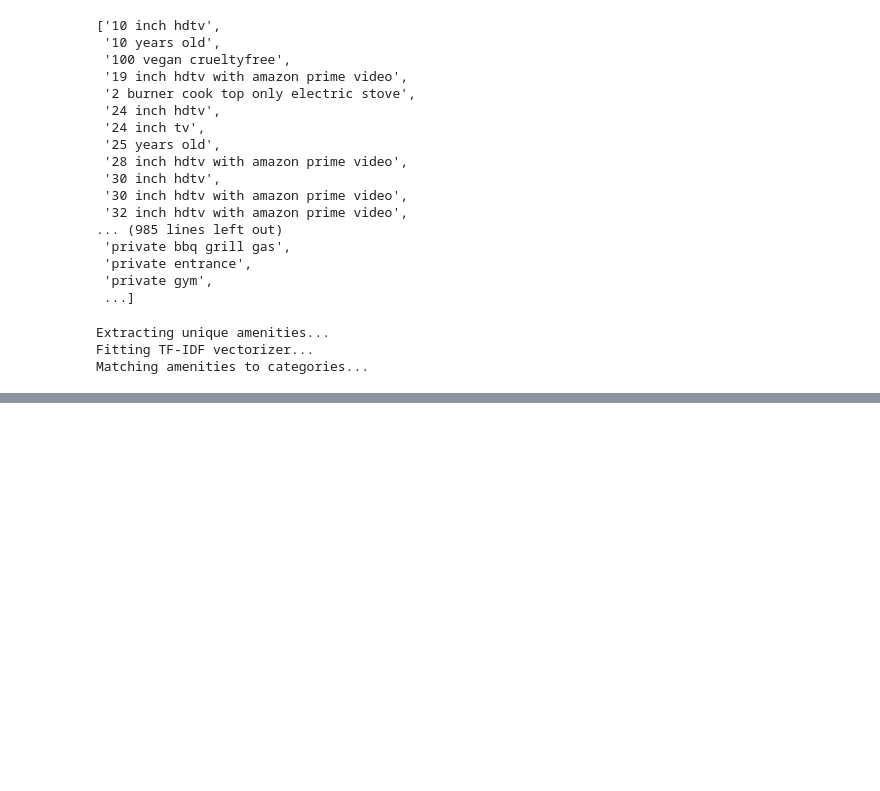
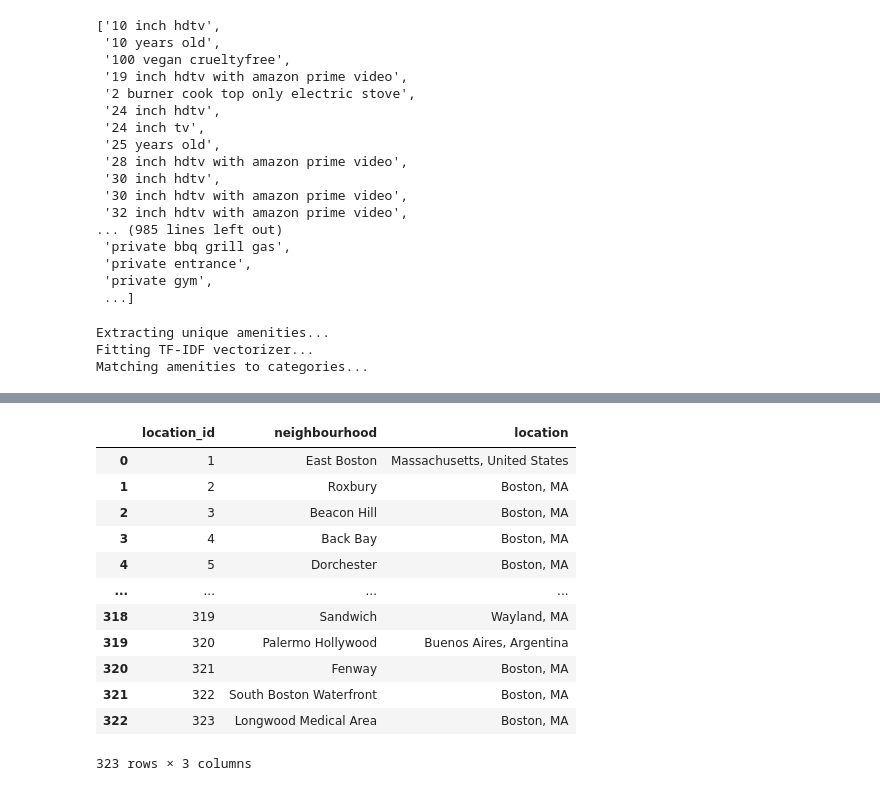
Before and after one commit to santoshsaranyan/bostonairbnb, a Jupyter notebook: utilities/preprocessdata.ipynb, the cells around one changed output, grey strips where cells are left out. Cells and saved outputs as stored; diff of their text form; code cells hidden in the pictures; blank space fills up the shorter version.

```diff
--- a/utilities/preprocessdata.ipynb
+++ b/utilities/preprocessdata.ipynb
@@ -248,0 +294,38 @@ Matching amenities to categories...
+# %%
+hosts_columns = ['host_id', 'host_name', 'host_url','host_since', 'host_location','host_about', 'host_response_time',
+                 'host_response_rate', 'host_acceptance_rate', 'host_is_superhost','host_thumbnail_url','host_picture_url',
+                 'host_neighbourhood', 'host_total_listings_count', 'host_has_profile_pic', 'host_identity_verified','host_verifications']
+
+hosts_df = listings_data[hosts_columns].copy()
+# %%
+hosts_df['host_neighbourhood'] = np.where((hosts_df['host_location'].isna())&(hosts_df['host_neighbourhood'].isna()), 'Unknown', hosts_df['host_neighbourhood'])
+hosts_df['host_neighbourhood'] = hosts_df['host_neighbourhood'].fillna('Not Specified')
+
+hosts_df['host_location'] = np.where((hosts_df['host_location'].isna()) & (hosts_df['host_neighbourhood'] == 'Unknown'), 'Unknown', hosts_df['host_location'])
+hosts_df['host_location'] = hosts_df['host_location'].fillna('Boston, MA')
+# %%
+locations_df = hosts_df[['host_neighbourhood','host_location']].drop_duplicates().reset_index(drop=True).rename(columns={'host_neighbourhood': 'neighbourhood', 'host_location': 'location'})
+# %%
+listings_df['neighbourhood_cleansed'] = listings_df['neighbourhood_cleansed'].fillna('Not Specified')
+listings_df['location'] = 'Boston, MA'
+
+listings_location_df = listings_df[['neighbourhood_cleansed', 'location']].drop_duplicates().reset_index(drop=True).rename(columns={'neighbourhood_cleansed': 'neighbourhood', 'location': 'location'})
+
+locations_df = pd.concat([locations_df, listings_location_df], ignore_index=True).drop_duplicates().reset_index(drop=True).reset_index().rename(columns={'index': 'location_id'})
+locations_df['location_id'] = locations_df['location_id'] + 1
+# %%
+locations_df
+# %% [output]
+|  | location_id | neighbourhood | location |
+| 0 | 1 | East Boston | Massachusetts, United States |
+| 1 | 2 | Roxbury | Boston, MA |
+| 2 | 3 | Beacon Hill | Boston, MA |
+| 3 | 4 | Back Bay | Boston, MA |
+| 4 | 5 | Dorchester | Boston, MA |
+| ... | ... | ... | ... |
+| 318 | 319 | Sandwich | Wayland, MA |
+| 319 | 320 | Palermo Hollywood | Buenos Aires, Argentina |
+| 320 | 321 | Fenway | Boston, MA |
+| 321 | 322 | South Boston Waterfront | Boston, MA |
+| 322 | 323 | Longwood Medical Area | Boston, MA |
+323 rows × 3 columns
```
Also changed, not shown: parts of 27 cells of this notebook, 2 other files.
